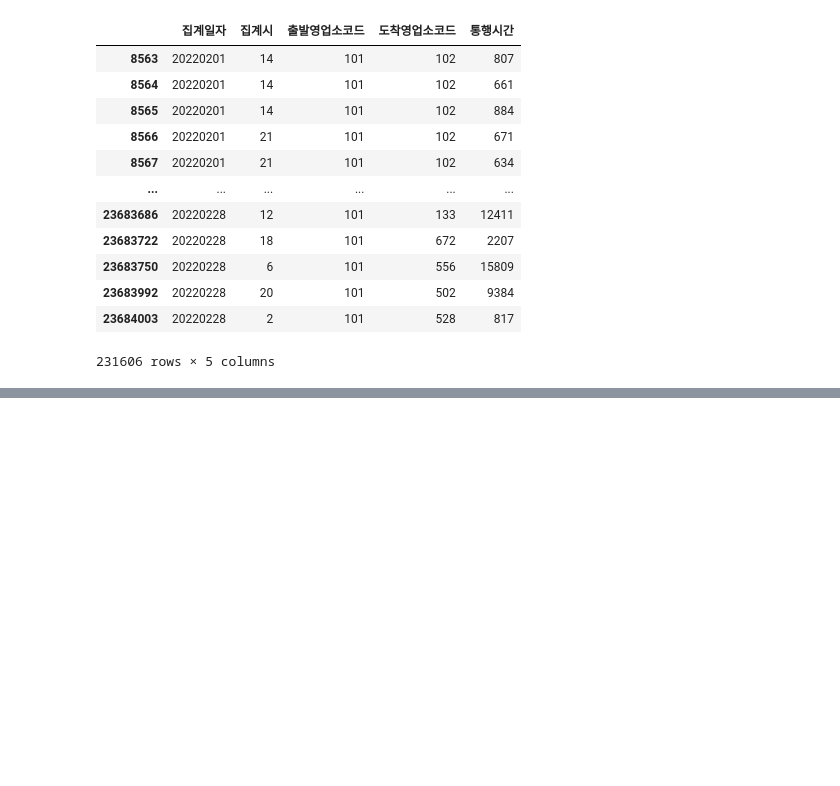
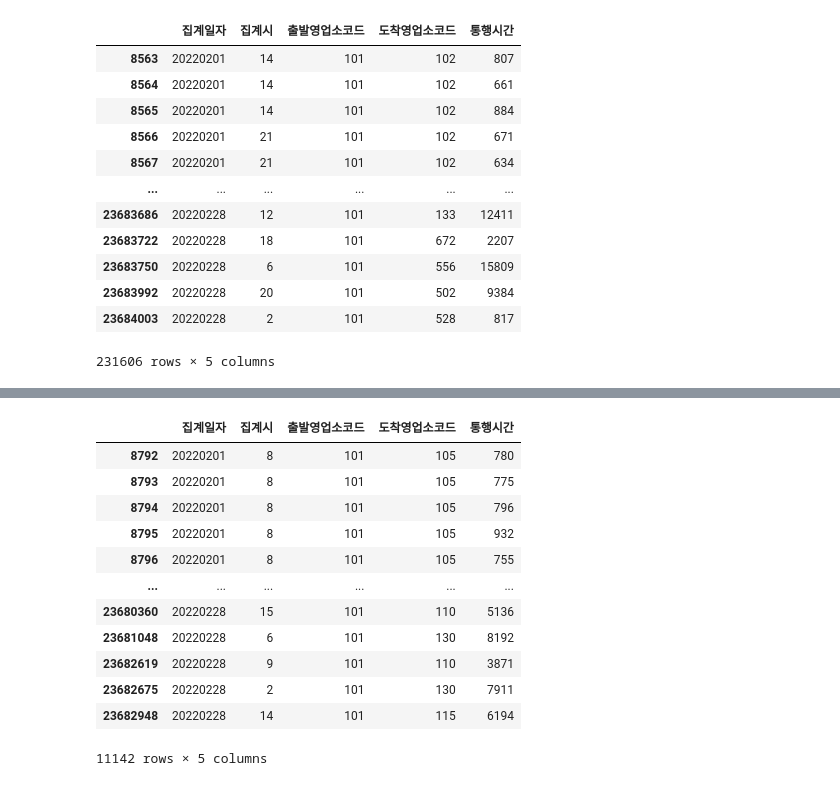
Before and after one commit to maskedrider555/FastCamous_DL, a Jupyter notebook: DataAnalysis/Pandas.ipynb, the cells around one changed output, grey strips where cells are left out. Drawn from its saved outputs; the diff is of its cells as text; code cells hidden in the pictures; blank space fills up the shorter version.

```diff
--- a/DataAnalysis/Pandas.ipynb
+++ b/DataAnalysis/Pandas.ipynb
@@ -175,0 +191,18 @@ staart_from_101
+# %%
+staart_from_101_to_140 =staart_from_101[staart_from_101["도착영업소코드"].isin([105,110,115,120,125,130,135,140])]
+# %%
+staart_from_101_to_140
+# %% [output]
+|  | 집계일자 | 집계시 | 출발영업소코드 | 도착영업소코드 | 통행시간 |
+| 8792 | 20220201 | 8 | 101 | 105 | 780 |
+| 8793 | 20220201 | 8 | 101 | 105 | 775 |
+| 8794 | 20220201 | 8 | 101 | 105 | 796 |
+| 8795 | 20220201 | 8 | 101 | 105 | 932 |
+| 8796 | 20220201 | 8 | 101 | 105 | 755 |
+| ... | ... | ... | ... | ... | ... |
+| 23680360 | 20220228 | 15 | 101 | 110 | 5136 |
+| 23681048 | 20220228 | 6 | 101 | 130 | 8192 |
+| 23682619 | 20220228 | 9 | 101 | 110 | 3871 |
+| 23682675 | 20220228 | 2 | 101 | 130 | 7911 |
+| 23682948 | 20220228 | 14 | 101 | 115 | 6194 |
+11142 rows × 5 columns
```
Also changed, not shown: parts of 2 cells of this notebook.
